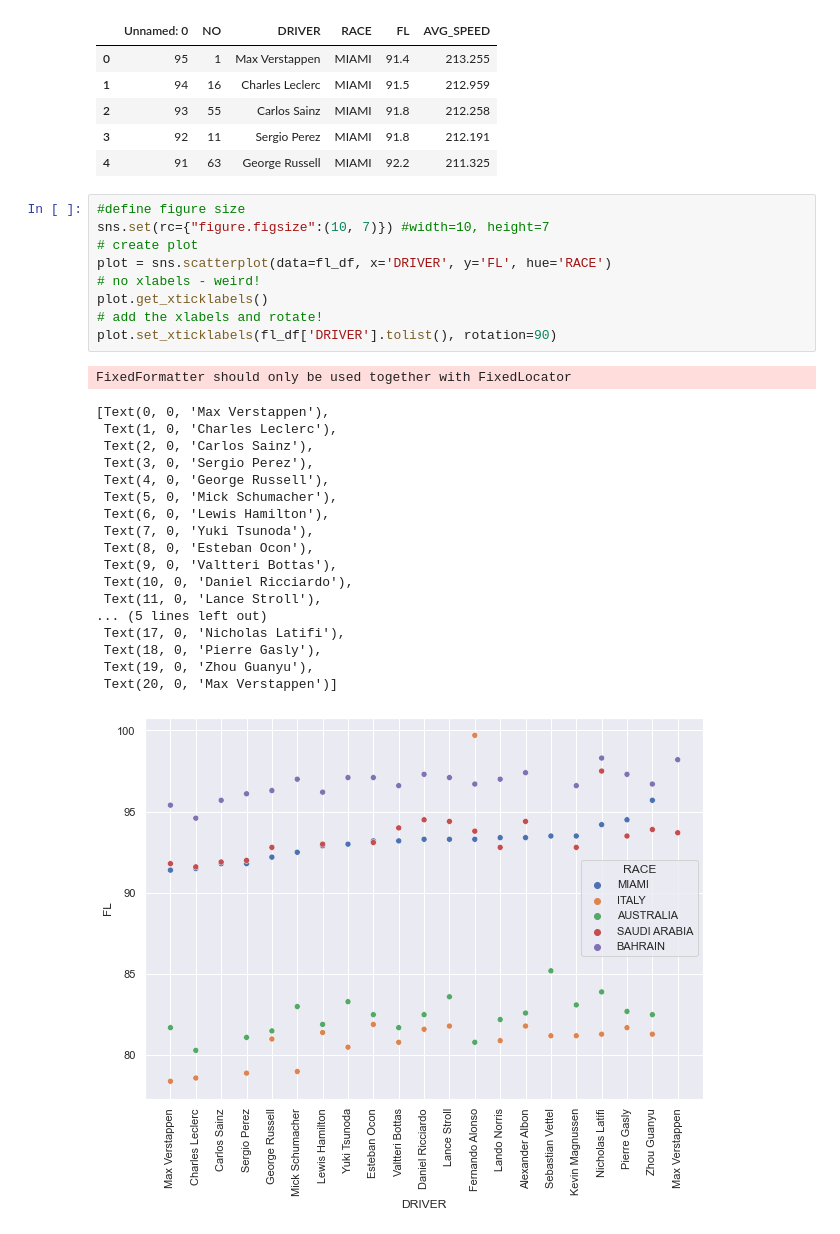
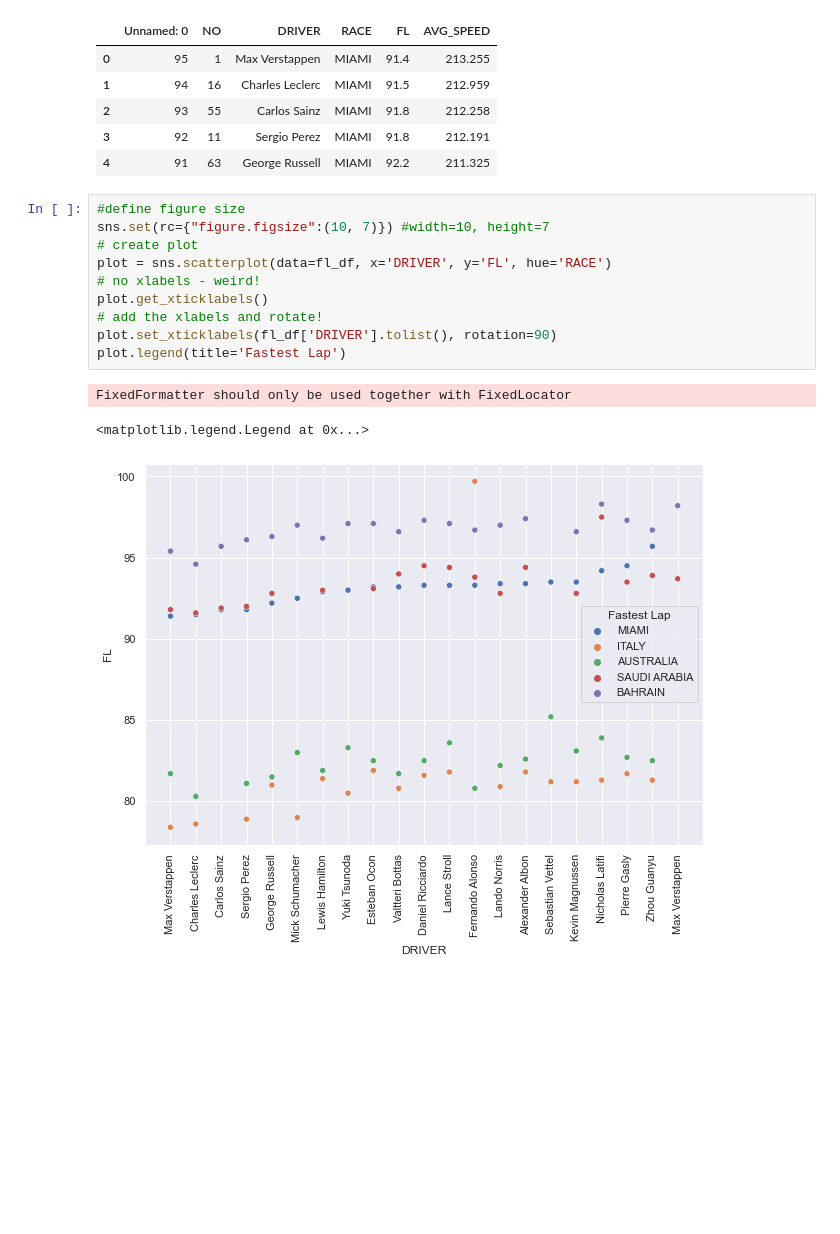
Before and after one commit to JB-26/f1-2022-analysis, a Jupyter notebook: data-plotting.ipynb, the cells around one changed output. Drawn from its saved outputs; the diff is of its cells as text; blank space fills up the shorter version.

Commit message:
More plots in Seaborn!

```diff
--- a/data-plotting.ipynb
+++ b/data-plotting.ipynb
@@ -30,29 +30,14 @@ fl_df.head()
 # %%
 #define figure size
 sns.set(rc={"figure.figsize":(10, 7)}) #width=10, height=7
 # create plot
 plot = sns.scatterplot(data=fl_df, x='DRIVER', y='FL', hue='RACE')
 # no xlabels - weird!
 plot.get_xticklabels()
 # add the xlabels and rotate!
 plot.set_xticklabels(fl_df['DRIVER'].tolist(), rotation=90)
+plot.legend(title='Fastest Lap')
 # %% [output]
 FixedFormatter should only be used together with FixedLocator
-[Text(0, 0, 'Max Verstappen'),
- Text(1, 0, 'Charles Leclerc'),
- Text(2, 0, 'Carlos Sainz'),
- Text(3, 0, 'Sergio Perez'),
- Text(4, 0, 'George Russell'),
- Text(5, 0, 'Mick Schumacher'),
- Text(6, 0, 'Lewis Hamilton'),
- Text(7, 0, 'Yuki Tsunoda'),
- Text(8, 0, 'Esteban Ocon'),
- Text(9, 0, 'Valtteri Bottas'),
- Text(10, 0, 'Daniel Ricciardo'),
- Text(11, 0, 'Lance Stroll'),
-... (5 lines left out)
- Text(17, 0, 'Nicholas Latifi'),
- Text(18, 0, 'Pierre Gasly'),
- Text(19, 0, 'Zhou Guanyu'),
- Text(20, 0, 'Max Verstappen')]
+<matplotlib.legend.Legend at 0x...>
-[figure, old version]
+[figure, new version]
```
Also changed, not shown: parts of 3 cells of this notebook, 1 other file.
